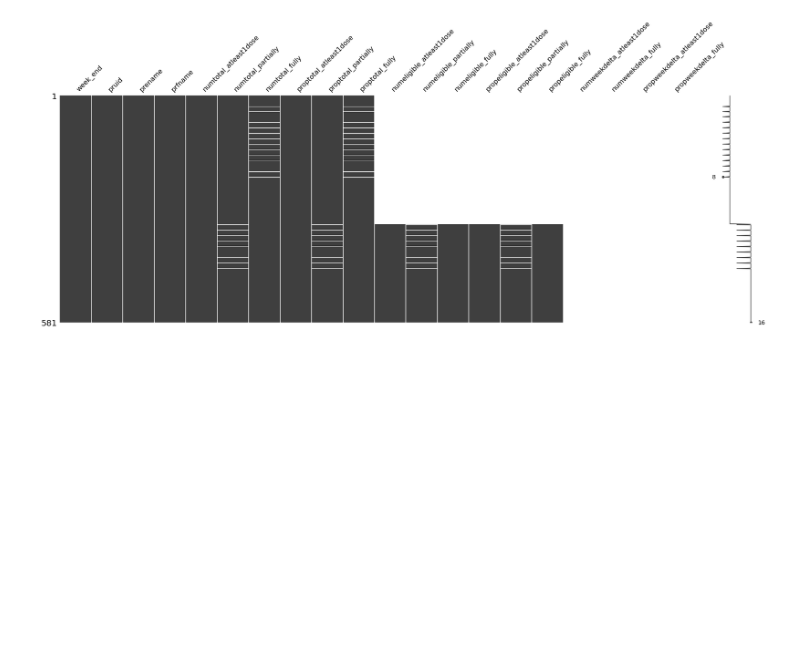
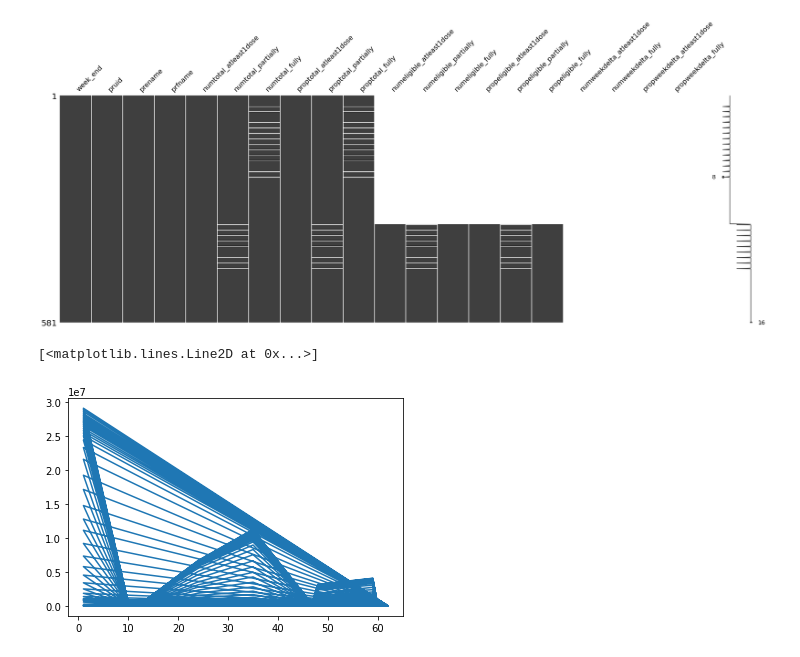
Before and after one commit to john-s-lin/can-covid-wave, a Jupyter notebook: src/main.ipynb, the cells around one changed output. Cells and saved outputs as stored; diff of their text form; code cells hidden in the pictures; blank space fills up the shorter version.

Commit message:
Test plotting function

```diff
--- a/src/main.ipynb
+++ b/src/main.ipynb
@@ -140,3 +141,8 @@ msno.matrix(vax_data, figsize=(30, 10))
 # %% [output]
 <AxesSubplot:>
 [figure]
+# %%
+plt.plot(vax_data["pruid"], vax_data["numtotal_atleast1dose"])
+# %% [output]
+[<matplotlib.lines.Line2D at 0x...>]
+[figure, added]
```
Also changed, not shown: parts of 1 cell of this notebook.
